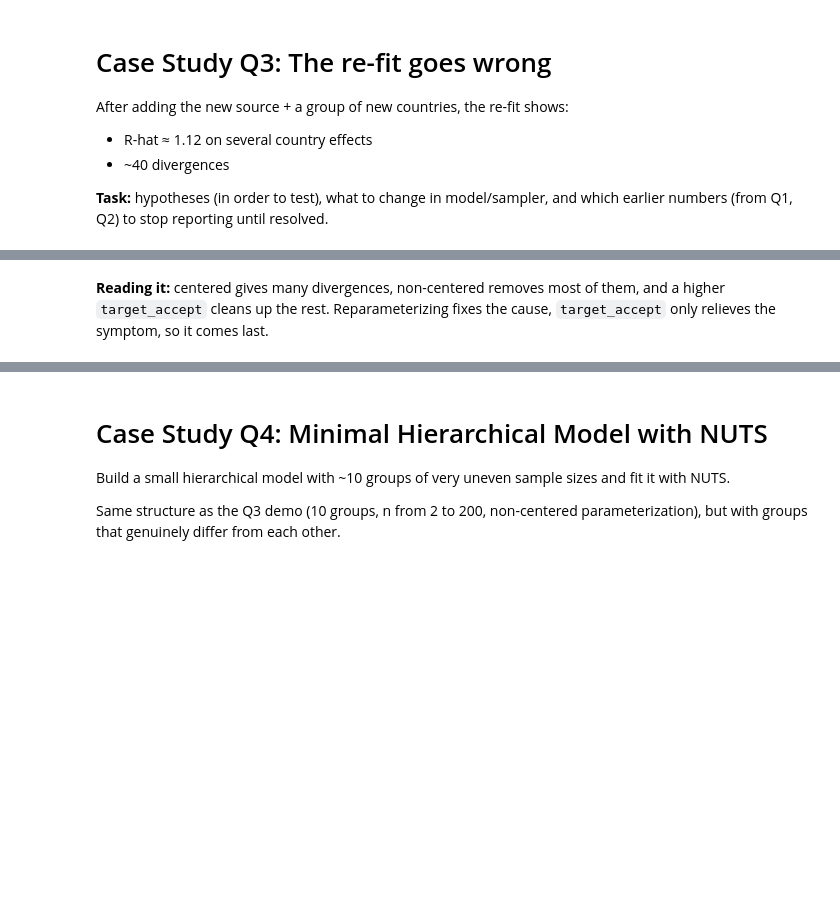
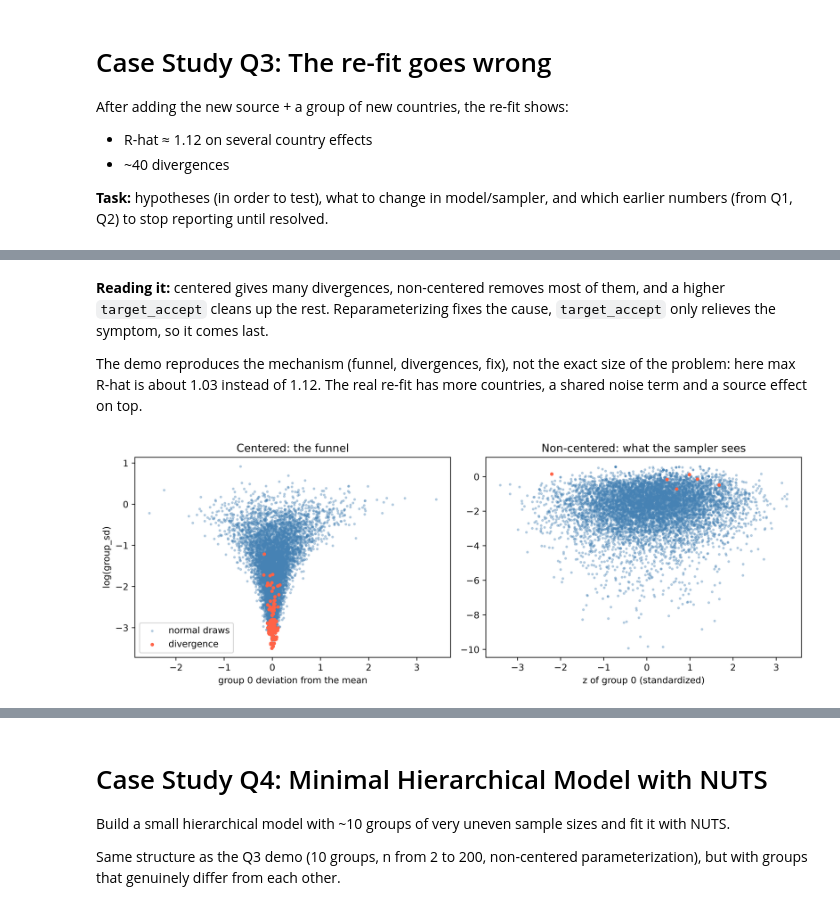
Before and after one commit to gmzonder/case_study, a Jupyter notebook: case_study.ipynb, the cells around one changed output, grey strips where cells are left out. Cells and saved outputs as stored; diff of their text form; code cells hidden in the pictures; blank space fills up the shorter version.

```diff
--- a/case_study.ipynb
+++ b/case_study.ipynb
@@ -128,19 +102,22 @@ log_gdp = np.log(known_gdp)
 log_opb = np.log(known_opb)
 
 # Slope: how much log(OPB) moves when log(GDP) moves (co-movement / spread of x)
-slope = np.sum((log_gdp - log_gdp.mean()) * (log_opb - log_opb.mean())) / np.sum((log_gdp - log_gdp.mean())**2)
+slope = np.sum((log_gdp - log_gdp.mean()) * (log_opb - log_opb.mean())) / np.sum((log_gdp - log_gdp.mean())**2) # Ordinary Least Squares
 
-# Intercept: forces the line to pass through the average point (mean x, mean y)
+# Intercept: forces the line through (mean x, mean y) where b = y_bar - m * x_bar
 intercept = log_opb.mean() - slope * log_gdp.mean()
 
 def bridge_line(gdp):
     # Bridge prediction of log(OPB) for a given GDP
-    return intercept + slope * np.log(gdp)
+    return intercept + slope * np.log(gdp) # Basic slope equation y = m(slope)*x(log_gpd(income)) + b(intercept)
 
-resid = log_opb - bridge_line(known_gdp)  # Each country's distance from the line = what GDP alone cannot explain
+residuals = log_opb - bridge_line(known_gdp)  # Each country's distance from the line = what GDP alone cannot explain
 
 bridge_mean = bridge_line(moldova_gdp)
-bridge_sd = resid.std(ddof=2)   # spread around the line (ddof=2: we fitted 2 parameters)
+
+# Unbiased residual standard error: sqrt(RSS / (N - 2)), mathematically cleaner than residuals.std(ddof=2)
+bridge_sd = np.sqrt(np.sum(residuals**2) / (len(residuals) - 2))
+#bridge_sd = residuals.std(ddof=2)   # NumPy shortcut equivalent, spread around the line (ddof=2: we fitted 2 parameters)
 # %%
 # The bridge: a fitted line through countries with known OPB
 gdp_grid = np.linspace(4500, 18000, 100)
@@ -167,11 +149,11 @@ plt.show()
 # Step 2: peer adjustment
 
 # How far do Moldova's peers sit from the line?
-peer_resid = resid[peer_idx]
+peer_residuals = residuals[peer_idx]
 
 # Shift the bridge prediction by the average peer deviation
-peer_mean = bridge_mean + peer_resid.mean()
-peer_sd = peer_resid.std(ddof=1)   # spread among the peers
+peer_mean = bridge_mean + peer_residuals.mean()
+peer_sd = peer_residuals.std(ddof=1)   # spread among the peers
 # %%
 # Step 3: update each prior with Moldova's own data, and compare
 
@@ -391,3 +452,32 @@ Sampling 4 chains for 1_000 tune and 2_000 draw iterations (4_000 + 8_000 draws
 2  Non-centered           0.99            0      1.001
 # %% [markdown]
 **Reading it:** centered gives many divergences, non-centered removes most of them, and a higher `target_accept` cleans up the rest. Reparameterizing fixes the cause, `target_accept` only relieves the symptom, so it comes last.
+
+The demo reproduces the mechanism (funnel, divergences, fix), not the exact size of the problem: here max R-hat is about 1.03 instead of 1.12. The real re-fit has more countries, a shared noise term and a source effect on top.
+# %%
+def funnel_coords(trace, centered):
+    # y: log of group_sd; x: deviation of the smallest group (n=2) from the overall mean
+    log_sd = np.log(trace.posterior["group_sd"].values.ravel())
+    if centered:
+        x = (trace.posterior["group_mean"].values[..., 0] - trace.posterior["global_mean"].values).ravel()
+    else:
+        x = trace.posterior["z"].values[..., 0].ravel()   # standardized deviation
+    diverging = trace.sample_stats["diverging"].values.ravel()
+    return x, log_sd, diverging
+
+fig, axes = plt.subplots(1, 2, figsize=(11, 4), sharey=False, dpi=500)
+for ax, key, centered, title in [
+    (axes[0], ("Centered", 0.9), True, "Centered: the funnel"),
+    (axes[1], ("Non-centered", 0.9), False, "Non-centered: what the sampler sees"),
+]:
+    x, log_sd, diverging = funnel_coords(traces[key], centered)
+    ax.scatter(x[~diverging], log_sd[~diverging], s=4, alpha=0.3, color="steelblue", label="normal draws")
+    ax.scatter(x[diverging], log_sd[diverging], s=8, color="tomato", label="divergence")
+    ax.set_title(title)
+    ax.set_xlabel("group 0 deviation from the mean" if centered else "z of group 0 (standardized)")
+axes[0].set_ylabel("log(group_sd)")
+axes[0].legend()
+plt.tight_layout()
+plt.show()
+# %% [output]
+[figure, added]
```
Also changed, not shown: parts of 25 cells of this notebook, 1 other file.
